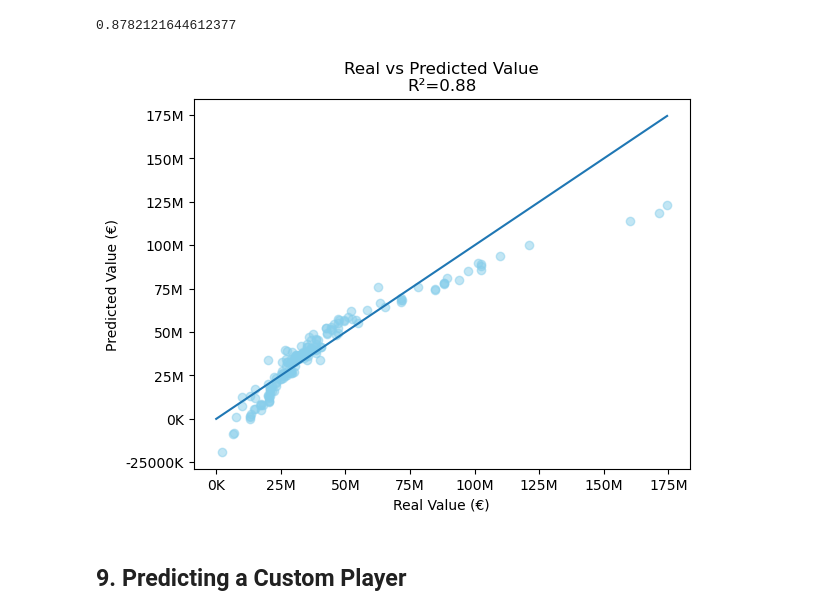
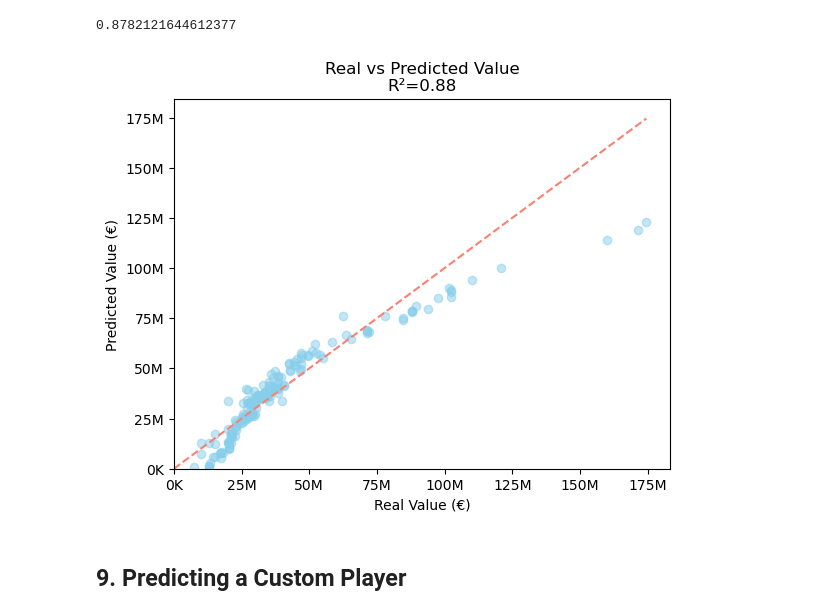
Before and after one commit to fra2312/fifa25_top_players, a Jupyter notebook: fifa25_top_players.ipynb, the cells around one changed output. Drawn from its saved outputs; the diff is of its cells as text; code cells hidden in the pictures.

```diff
--- a/fifa25_top_players.ipynb
+++ b/fifa25_top_players.ipynb
@@ -299,23 +299,26 @@ print(r2)
 # %%
 plt.scatter(y_test,y_pred,color="skyblue",alpha=0.5)
 plt.xlabel("Real Value (€)")
 plt.ylabel("Predicted Value (€)")
 plt.title(f"Real vs Predicted Value\nR²={r2:.2}")
-plt.plot([y.min(),y.max()],[y.min(),y.max()])
+plt.plot([y.min(),y.max()],[y.min(),y.max()],linestyle="--",color="salmon")
+
+plt.ylim(bottom=0)
+plt.xlim(left=0)
 
 ax = plt.gca()
 
 ax.xaxis.set_major_formatter(ticker.FuncFormatter(
     lambda x, pos: f'{int(x/1e6)}M' if x >= 1e6 else f'{int(x/1e3)}K'
 ))
 
 ax.yaxis.set_major_formatter(ticker.FuncFormatter(
     lambda y, pos: f'{int(y/1e6)}M' if y >= 1e6 else f'{int(y/1e3)}K'
 ))
 
 plt.show()
 # %% [output]
-[figure, old version]
+[figure, new version]
 # %% [markdown]
 ## 9. Predicting a Custom Player
 # %%
```
